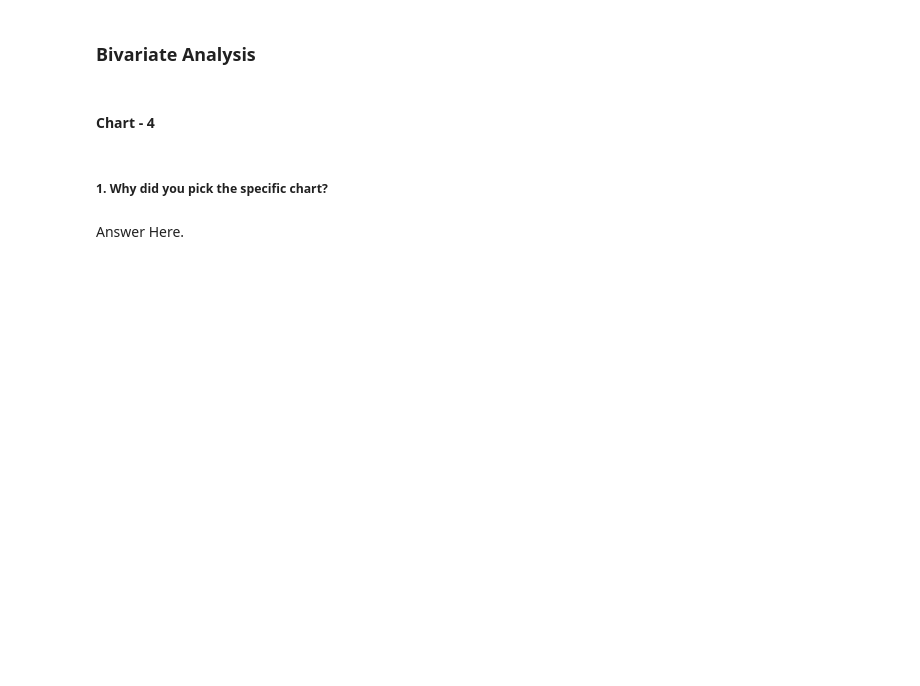
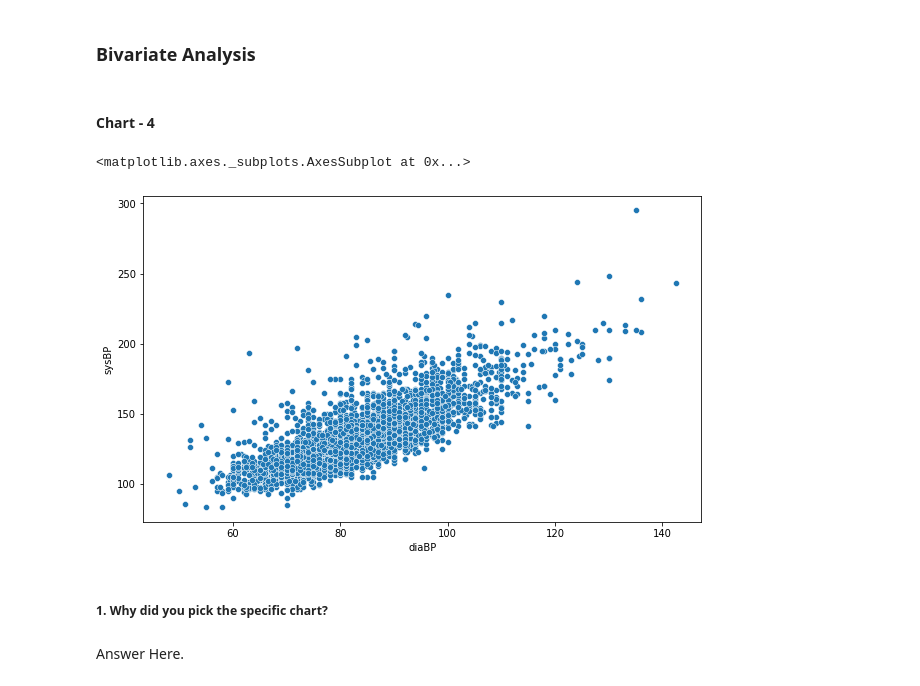
Before and after one commit to Shahrukh2016/Cardiovascular_Risk_Prediction, a Jupyter notebook: IndividualColab_CardiovascularRiskPrediction.ipynb, the cells around one changed output. Saved outputs shown, nothing was run; the diff lists cells and outputs as text; code cells hidden in the pictures; blank space fills up the shorter version.

```diff
--- a/IndividualColab_CardiovascularRiskPrediction.ipynb
+++ b/IndividualColab_CardiovascularRiskPrediction.ipynb
@@ -313,6 +456,11 @@ Answer Here
 #### Chart - 4
 # %%
 # Chart - 4 visualization code
+plt.figure(figsize=(10,6))
+sns.scatterplot(df['diaBP'],df['sysBP'])
+# %% [output]
+<matplotlib.axes._subplots.AxesSubplot at 0x...>
+[figure, added]
 # %% [markdown]
 ##### 1. Why did you pick the specific chart?
 # %% [markdown]
```
Also changed, not shown: parts of 35 cells of this notebook.
